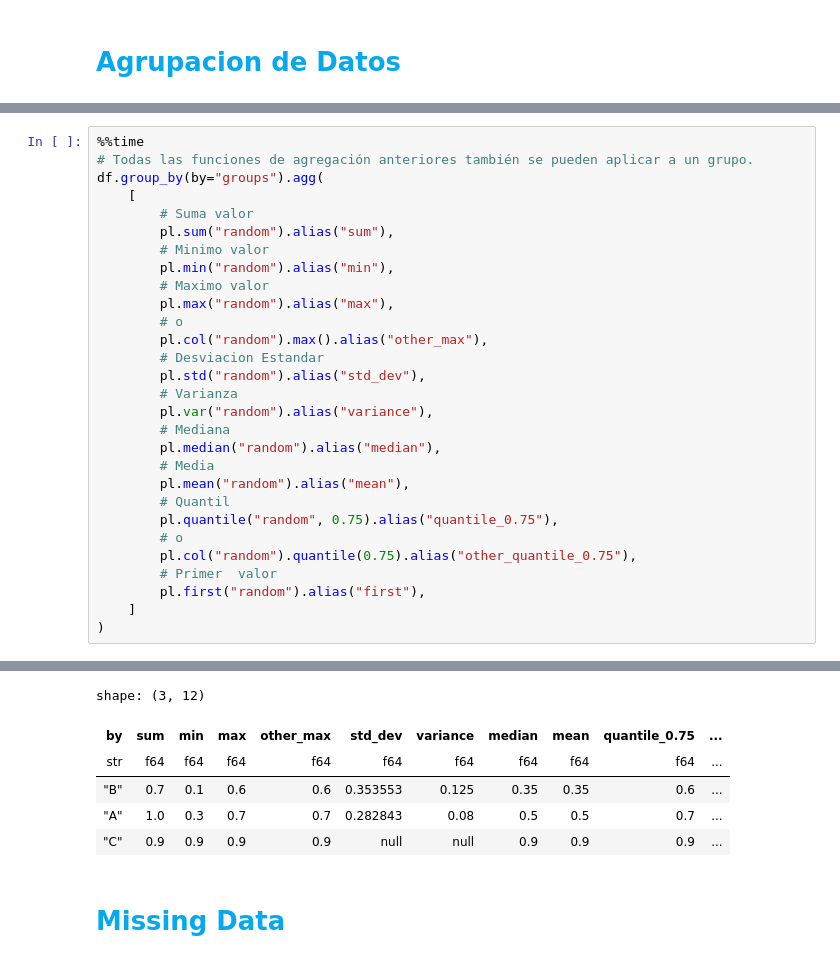
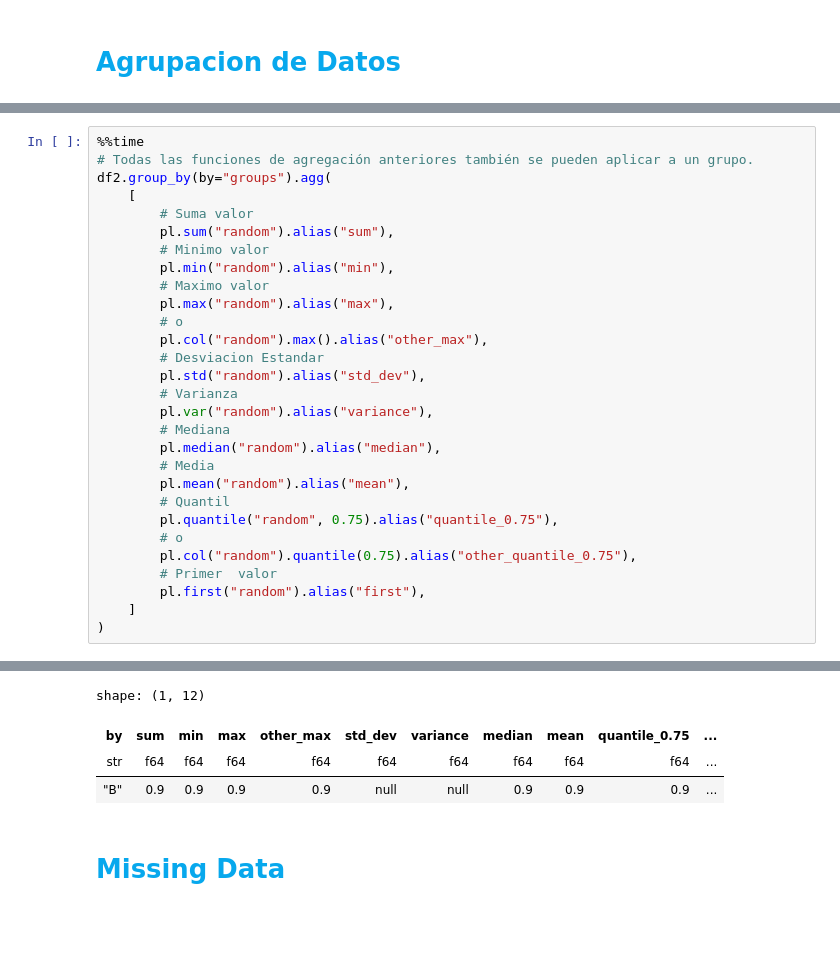
Before and after one commit to Viny2030/colabs, a Jupyter notebook: polars.ipynb, the cells around one changed output, grey strips where cells are left out. Drawn from its saved outputs; the diff is of its cells as text; blank space fills up the shorter version.

```diff
--- a/polars.ipynb
+++ b/polars.ipynb
@@ -2094,7 +2068,7 @@ df.group_by("groups")
 # %%
 %%time
 # Todas las funciones de agregación anteriores también se pueden aplicar a un grupo.
-df.group_by(by="groups").agg(
+df2.group_by(by="groups").agg(
     [
         # Suma valor
         pl.sum("random").alias("sum"),
@@ -2126,9 +2100,7 @@ Wall time: 1.26 ms
-shape: (3, 12)
+shape: (1, 12)
 | by | sum | min | max | other_max | std_dev | variance | median | mean | quantile_0.75 | ... |
 | str | f64 | f64 | f64 | f64 | f64 | f64 | f64 | f64 | f64 | ... |
-| "B" | 0.7 | 0.1 | 0.6 | 0.6 | 0.353553 | 0.125 | 0.35 | 0.35 | 0.6 | ... |
-| "A" | 1.0 | 0.3 | 0.7 | 0.7 | 0.282843 | 0.08 | 0.5 | 0.5 | 0.7 | ... |
-| "C" | 0.9 | 0.9 | 0.9 | 0.9 | null | null | 0.9 | 0.9 | 0.9 | ... |
+| "B" | 0.9 | 0.9 | 0.9 | 0.9 | null | null | 0.9 | 0.9 | 0.9 | ... |
 # %% [markdown]
 # **<font color="#07a8ed">Missing Data**
 # %%
```
Also changed, not shown: parts of 63 cells of this notebook.
